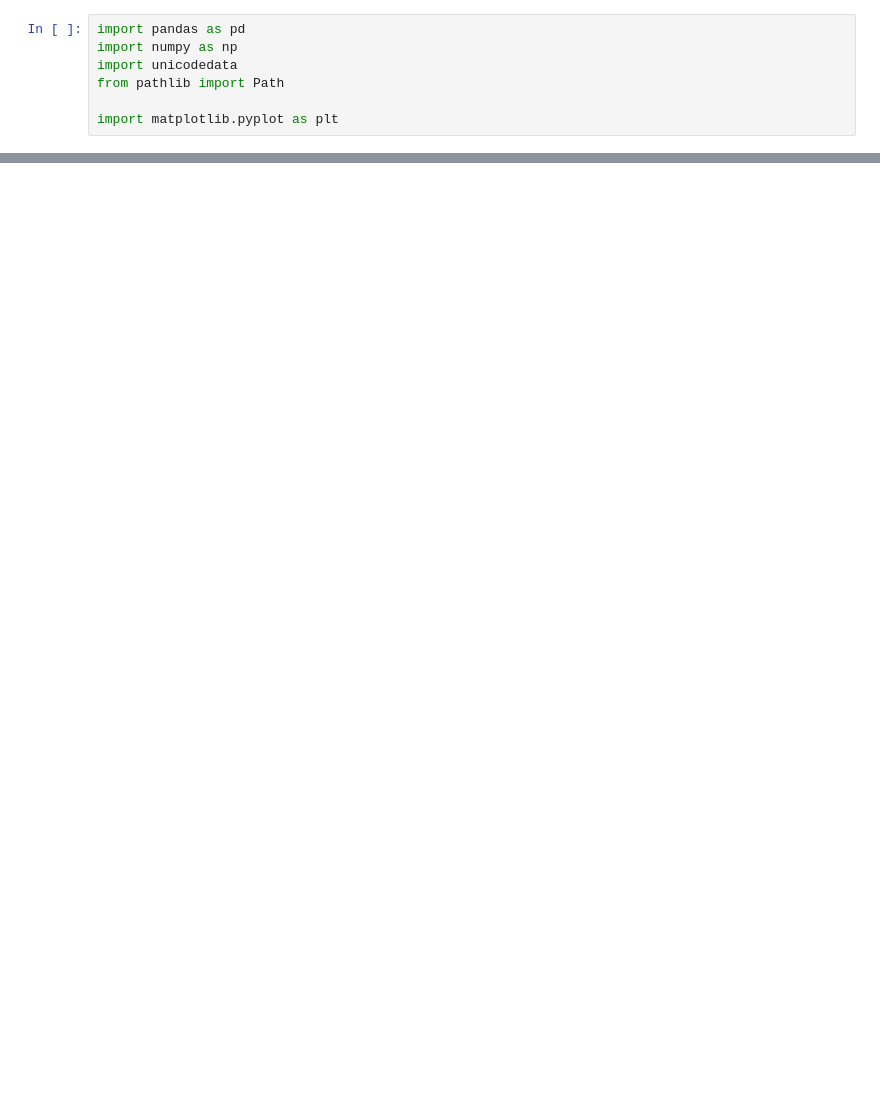
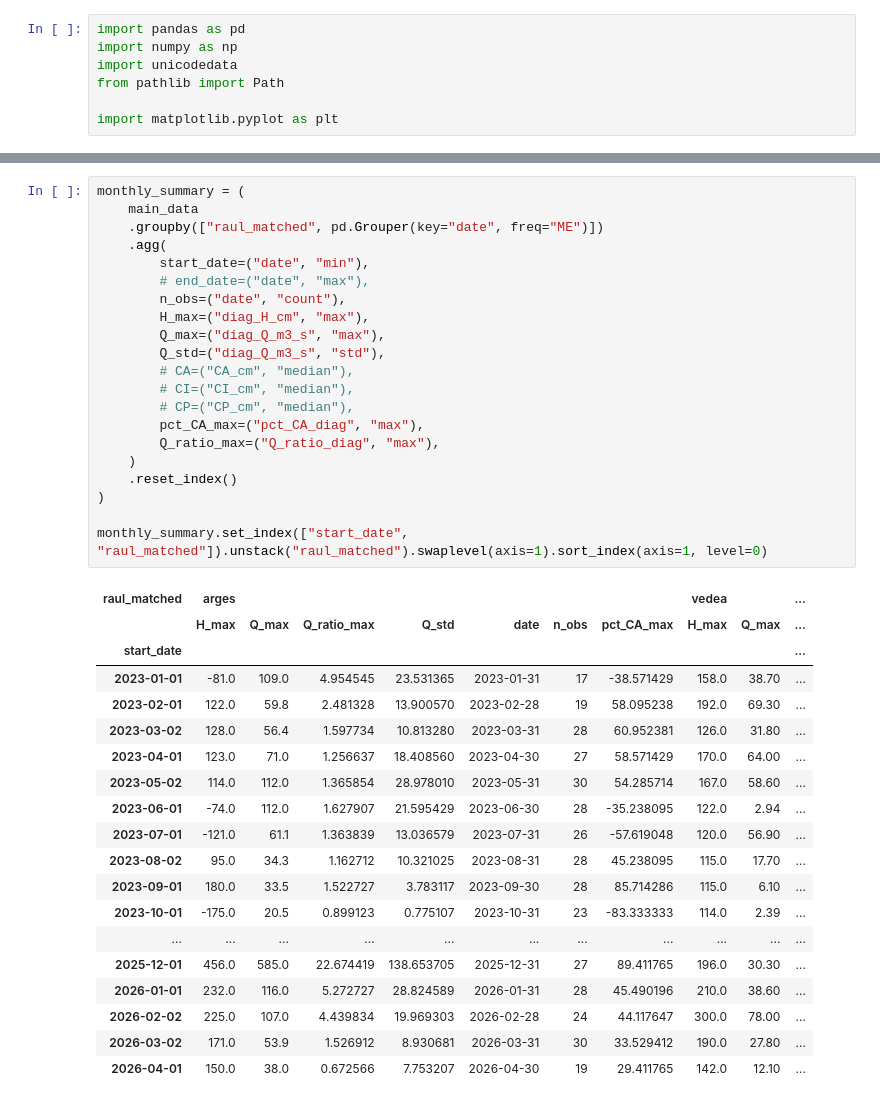
Before and after one commit to vlad-bolovaneanu-ase/hydro-river-data-ocr-reader, a Jupyter notebook: clean_river_data.ipynb, the cells around one changed output, grey strips where cells are left out. Drawn from its saved outputs; the diff is of its cells as text; blank space fills up the shorter version.

```diff
--- a/clean_river_data.ipynb
+++ b/clean_river_data.ipynb
@@ -180,3 +165,44 @@ summary
+# %%
+monthly_summary = (
+    main_data
+    .groupby(["raul_matched", pd.Grouper(key="date", freq="ME")])
+    .agg(
+        start_date=("date", "min"),
+        # end_date=("date", "max"),
+        n_obs=("date", "count"),
+        H_max=("diag_H_cm", "max"),
+        Q_max=("diag_Q_m3_s", "max"),
+        Q_std=("diag_Q_m3_s", "std"),
+        # CA=("CA_cm", "median"),
+        # CI=("CI_cm", "median"),
+        # CP=("CP_cm", "median"),
+        pct_CA_max=("pct_CA_diag", "max"),
+        Q_ratio_max=("Q_ratio_diag", "max"),
+    )
+    .reset_index()
+)
+
+monthly_summary.set_index(["start_date", "raul_matched"]).unstack("raul_matched").swaplevel(axis=1).sort_index(axis=1, level=0)
+# %% [output]
+| raul_matched | arges |  |  |  |  |  |  | vedea |  | ... |
+|  | H_max | Q_max | Q_ratio_max | Q_std | date | n_obs | pct_CA_max | H_max | Q_max | ... |
+| start_date |  |  |  |  |  |  |  |  |  | ... |
+| 2023-01-01 | -81.0 | 109.0 | 4.954545 | 23.531365 | 2023-01-31 | 17 | -38.571429 | 158.0 | 38.70 | ... |
+| 2023-02-01 | 122.0 | 59.8 | 2.481328 | 13.900570 | 2023-02-28 | 19 | 58.095238 | 192.0 | 69.30 | ... |
+| 2023-03-02 | 128.0 | 56.4 | 1.597734 | 10.813280 | 2023-03-31 | 28 | 60.952381 | 126.0 | 31.80 | ... |
+| 2023-04-01 | 123.0 | 71.0 | 1.256637 | 18.408560 | 2023-04-30 | 27 | 58.571429 | 170.0 | 64.00 | ... |
+| 2023-05-02 | 114.0 | 112.0 | 1.365854 | 28.978010 | 2023-05-31 | 30 | 54.285714 | 167.0 | 58.60 | ... |
+| 2023-06-01 | -74.0 | 112.0 | 1.627907 | 21.595429 | 2023-06-30 | 28 | -35.238095 | 122.0 | 2.94 | ... |
+| 2023-07-01 | -121.0 | 61.1 | 1.363839 | 13.036579 | 2023-07-31 | 26 | -57.619048 | 120.0 | 56.90 | ... |
+| 2023-08-02 | 95.0 | 34.3 | 1.162712 | 10.321025 | 2023-08-31 | 28 | 45.238095 | 115.0 | 17.70 | ... |
+| 2023-09-01 | 180.0 | 33.5 | 1.522727 | 3.783117 | 2023-09-30 | 28 | 85.714286 | 115.0 | 6.10 | ... |
+| 2023-10-01 | -175.0 | 20.5 | 0.899123 | 0.775107 | 2023-10-31 | 23 | -83.333333 | 114.0 | 2.39 | ... |
+| ... | ... | ... | ... | ... | ... | ... | ... | ... | ... | ... |
+| 2025-12-01 | 456.0 | 585.0 | 22.674419 | 138.653705 | 2025-12-31 | 27 | 89.411765 | 196.0 | 30.30 | ... |
+| 2026-01-01 | 232.0 | 116.0 | 5.272727 | 28.824589 | 2026-01-31 | 28 | 45.490196 | 210.0 | 38.60 | ... |
+| 2026-02-02 | 225.0 | 107.0 | 4.439834 | 19.969303 | 2026-02-28 | 24 | 44.117647 | 300.0 | 78.00 | ... |
+| 2026-03-02 | 171.0 | 53.9 | 1.526912 | 8.930681 | 2026-03-31 | 30 | 33.529412 | 190.0 | 27.80 | ... |
+| 2026-04-01 | 150.0 | 38.0 | 0.672566 | 7.753207 | 2026-04-30 | 19 | 29.411765 | 142.0 | 12.10 | ... |
 # %%
 # Top episoade după apropierea de cota de atenție
 top_events = (
```
Also changed, not shown: parts of 15 cells of this notebook, 9 other files.
